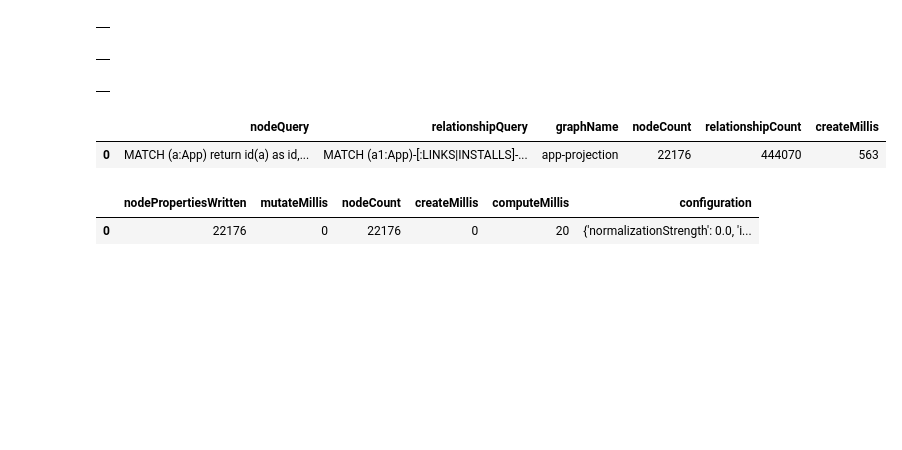
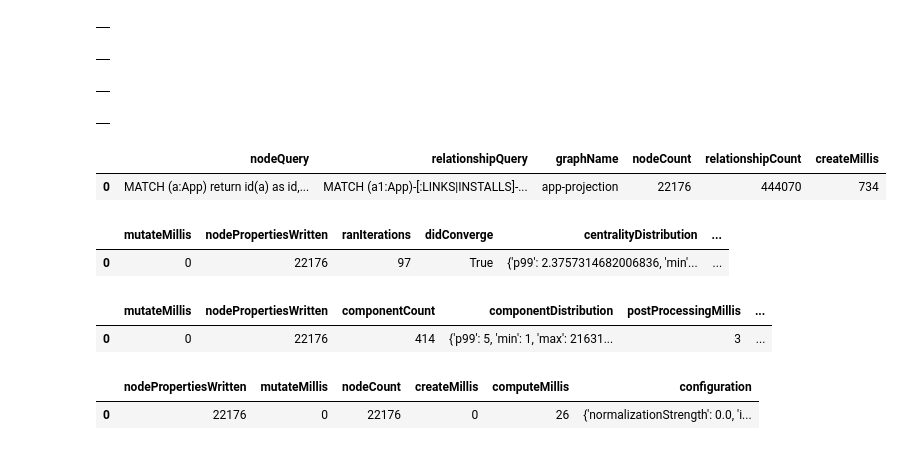
Before and after one commit to lqst/notebooks, a Jupyter notebook: android-apps.ipynb, the cells around one changed output. Saved outputs shown, nothing was run; the diff lists cells and outputs as text; code cells hidden in the pictures; blank space fills up the shorter version.

```diff
--- a/android-apps.ipynb
+++ b/android-apps.ipynb
@@ -190,36 +191,88 @@ with driver.session(database = DB_NAME) as session:
     display(resultFrame)
 # %% [output]
 |  |
+# %%
+# Is an app more safe if other appls link what it installs?
+with driver.session(database = DB_NAME) as session:
+    result = session.write_transaction( lambda tx:
+        tx.run(
+            """
+            MATCH (a:App)-[:INSTALLS]->(p:Package)
+            set a.numberOfDependants = size( (p)<-[:INSTALLS]-() )
+            """
+        ).data()
+    )
+    resultFrame = pd.DataFrame(result)
+    display(resultFrame)
+# %% [output]
+|  |
 # %%
 # Create graph projection
 with driver.session(database = DB_NAME) as session:
     result = session.write_transaction( lambda tx:
         tx.run("CALL gds.graph.drop('app-projection', false)").consume()
     )
 with driver.session(database = DB_NAME) as session:
     result = session.write_transaction( lambda tx:
         tx.run(
             """
             CALL gds.graph.create.cypher('app-projection',
             'MATCH (a:App) return id(a) as id,
                 ["App"] as labels,
                 a.class as class,
                 coalesce(a.numberOfRatings, 0) as numberOfRatings,
                 coalesce(a.rating,0.0) as rating,
                 coalesce(a.price,0.0) as price,
                 coalesce(a.dangerous,0) as dangerous,
-                coalesce(a.safe,0) as safe',
+                coalesce(a.safe,0) as safe,
+                a.dangerousness as dangerousness,
+                a.numberOfDependants as numberOfDependants',
             'MATCH (a1:App)-[:LINKS|INSTALLS]->(p:Package)<-[:LINKS|INSTALLS]->(a2:App)
             RETURN id(a1) as source, id(a2) as target, (a1.dangerousness+a2.dangerousness)/2 as risk
             ')
             """
         ).data()
     )
     resultFrame = pd.DataFrame(result)
     display(resultFrame)
 # %% [output]
 |  | nodeQuery | relationshipQuery | graphName | nodeCount | relationshipCount | createMillis |
-| 0 | MATCH (a:App) return id(a) as id,... | MATCH (a1:App)-[:LINKS|INSTALLS]-... | app-projection | 22176 | 444070 | 563 |
+| 0 | MATCH (a:App) return id(a) as id,... | MATCH (a1:App)-[:LINKS|INSTALLS]-... | app-projection | 22176 | 444070 | 734 |
+# %%
+# Pagerank
+with driver.session(database = DB_NAME) as session:
+    result = session.write_transaction( lambda tx:
+        tx.run(
+            """
+            call gds.pageRank.mutate('app-projection',{
+                    maxIterations: 100,
+                    mutateProperty: 'pageRank'
+            })
+            """
+        ).data()
+    )
+    resultFrame = pd.DataFrame(result)
+    display(resultFrame)
+# %% [output]
+|  | mutateMillis | nodePropertiesWritten | ranIterations | didConverge | centralityDistribution | ... |
+| 0 | 0 | 22176 | 97 | True | {'p99': 2.3757314682006836, 'min'... | ... |
+# %%
+# WCC
+with driver.session(database = DB_NAME) as session:
+    result = session.write_transaction( lambda tx:
+        tx.run(
+            """
+            call gds.wcc.mutate('app-projection',{
+                    mutateProperty: 'wcc'
+            })
+            """
+        ).data()
+    )
+    resultFrame = pd.DataFrame(result)
+    display(resultFrame)
+# %% [output]
+|  | mutateMillis | nodePropertiesWritten | componentCount | componentDistribution | postProcessingMillis | ... |
+| 0 | 0 | 22176 | 414 | {'p99': 5, 'min': 1, 'max': 21631... | 3 | ... |
 # %%
 # Create embedding
 with driver.session(database = DB_NAME) as session:
@@ -227,10 +280,12 @@ with driver.session(database = DB_NAME) as session:
         tx.run(
             """
             call gds.fastRP.mutate('app-projection',{
-                embeddingDimension:8,
+                embeddingDimension: 8,
                 relationshipWeightProperty: 'risk',
+                iterationWeights: [0.0, 1.0, 0.8, 0.7],
                 mutateProperty: 'embedding'
                 })
+
             """
         ).data()
     )
@@ -238,6 +293,6 @@ with driver.session(database = DB_NAME) as session:
     display(resultFrame)
 # %% [output]
 |  | nodePropertiesWritten | mutateMillis | nodeCount | createMillis | computeMillis | configuration |
-| 0 | 22176 | 0 | 22176 | 0 | 20 | {'normalizationStrength': 0.0, 'i... |
+| 0 | 22176 | 0 | 22176 | 0 | 26 | {'normalizationStrength': 0.0, 'i... |
 # %%
 with driver.session(database = DB_NAME) as session:
```
Also changed, not shown: parts of 2 cells of this notebook.
